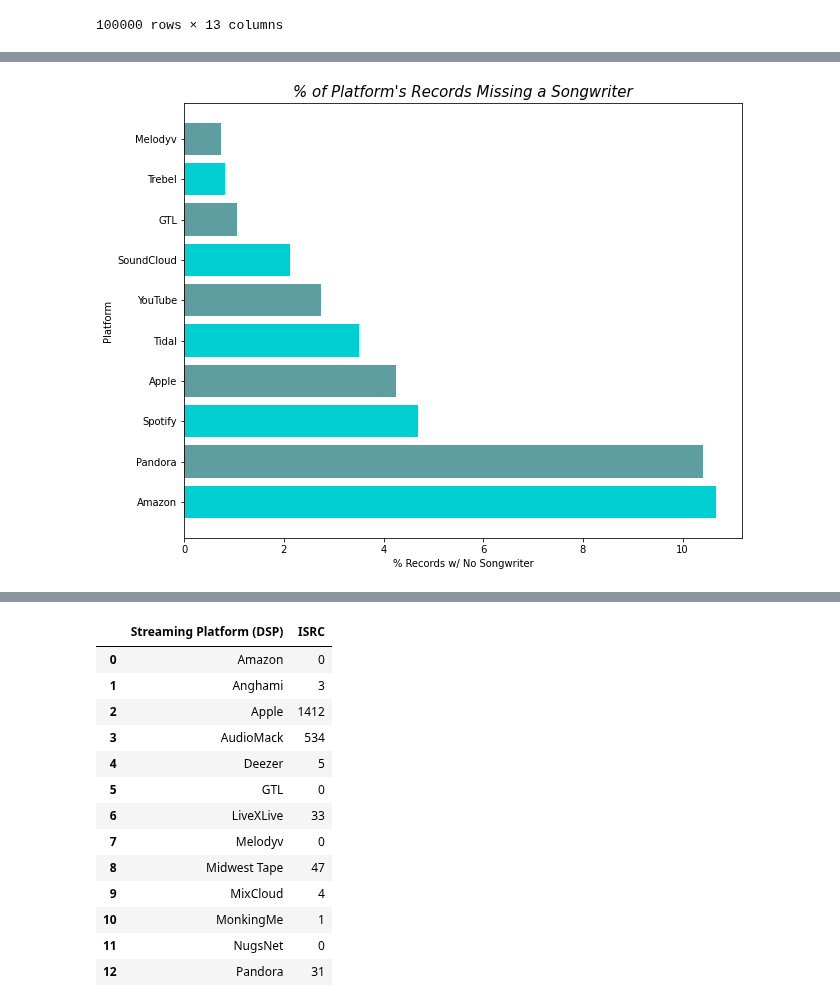
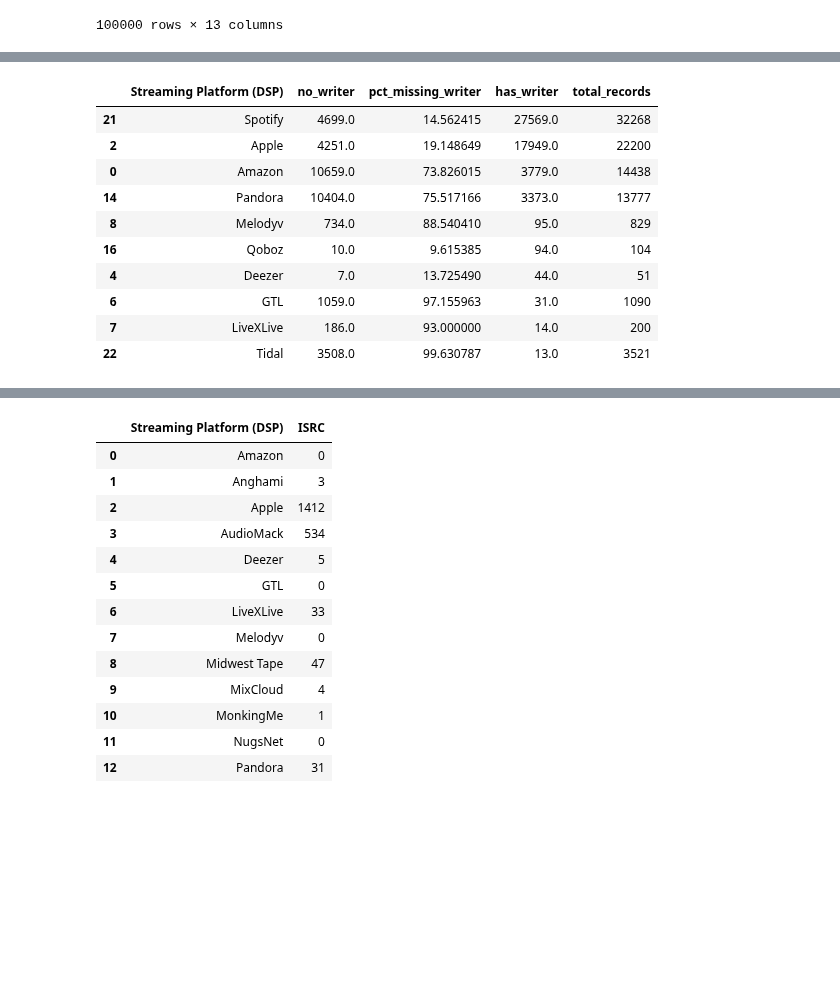
Before and after one commit to NSS-Data-Analytics-Cohort-6/mlc-project-count-dracula, a Jupyter notebook: notebooks/MLC_new.ipynb, the cells around one changed output, grey strips where cells are left out. Saved outputs shown, nothing was run; the diff lists cells and outputs as text; code cells hidden in the pictures; blank space fills up the shorter version.

```diff
--- a/notebooks/MLC_new.ipynb
+++ b/notebooks/MLC_new.ipynb
@@ -85,11 +132,16 @@ nowriter.head(10)
-# %%
-plt.subplots(figsize=(10, 8))
-y=nowriter['pct_missing_writer_by_platform'] #test=music_df.loc[(music_df['UsePeriod']==' ')]
-x=nowriter['Streaming Platform (DSP)']
-plt.barh(x,y,align='center', color=['darkturquoise', 'cadetblue'])
-plt.title('% of Platform\'s Records Missing a Songwriter', fontsize=15, fontstyle='oblique')
-plt.ylabel('Platform')
-plt.xlabel('% Records w/ No Songwriter')
-plt.show()
-# %% [output]
-[figure, removed]
+# %%
+songwritersall.sort_values(by='total_records', ascending=True)
+songwritersall['total_records'] = songwritersall['total_records'].astype(int)
+songwritersall.head(10)
+# %% [output]
+|  | Streaming Platform (DSP) | no_writer | pct_missing_writer | has_writer | total_records |
+| 21 | Spotify | 4699.0 | 14.562415 | 27569.0 | 32268 |
+| 2 | Apple | 4251.0 | 19.148649 | 17949.0 | 22200 |
+| 0 | Amazon | 10659.0 | 73.826015 | 3779.0 | 14438 |
+| 14 | Pandora | 10404.0 | 75.517166 | 3373.0 | 13777 |
+| 8 | Melodyv | 734.0 | 88.540410 | 95.0 | 829 |
+| 16 | Qoboz | 10.0 | 9.615385 | 94.0 | 104 |
+| 4 | Deezer | 7.0 | 13.725490 | 44.0 | 51 |
+| 6 | GTL | 1059.0 | 97.155963 | 31.0 | 1090 |
+| 7 | LiveXLive | 186.0 | 93.000000 | 14.0 | 200 |
+| 22 | Tidal | 3508.0 | 99.630787 | 13.0 | 3521 |
```
Also changed, not shown: parts of 17 cells of this notebook.
